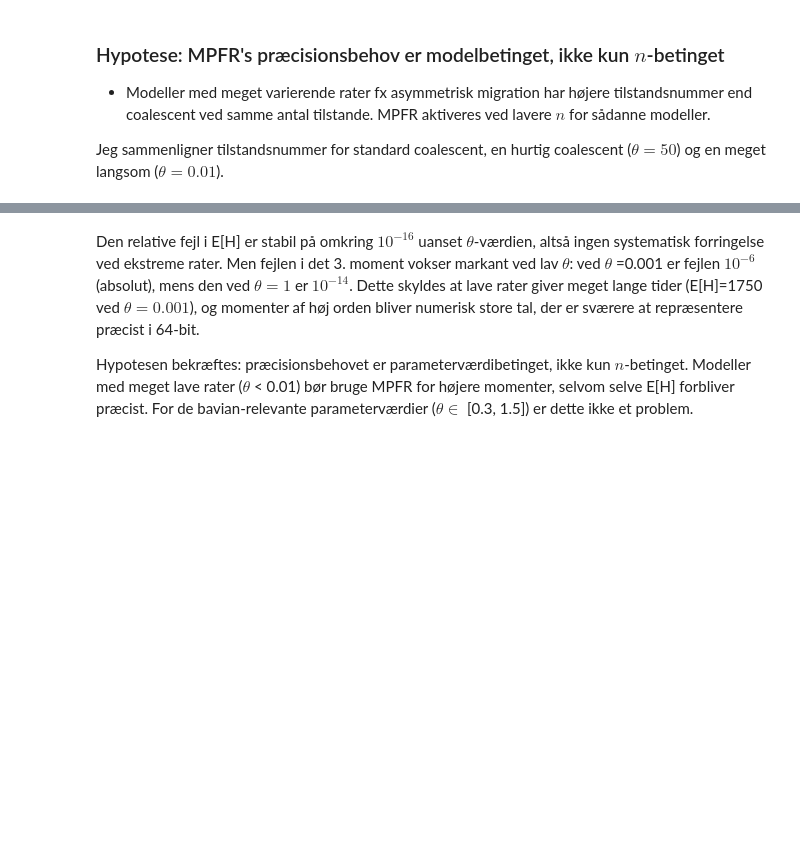
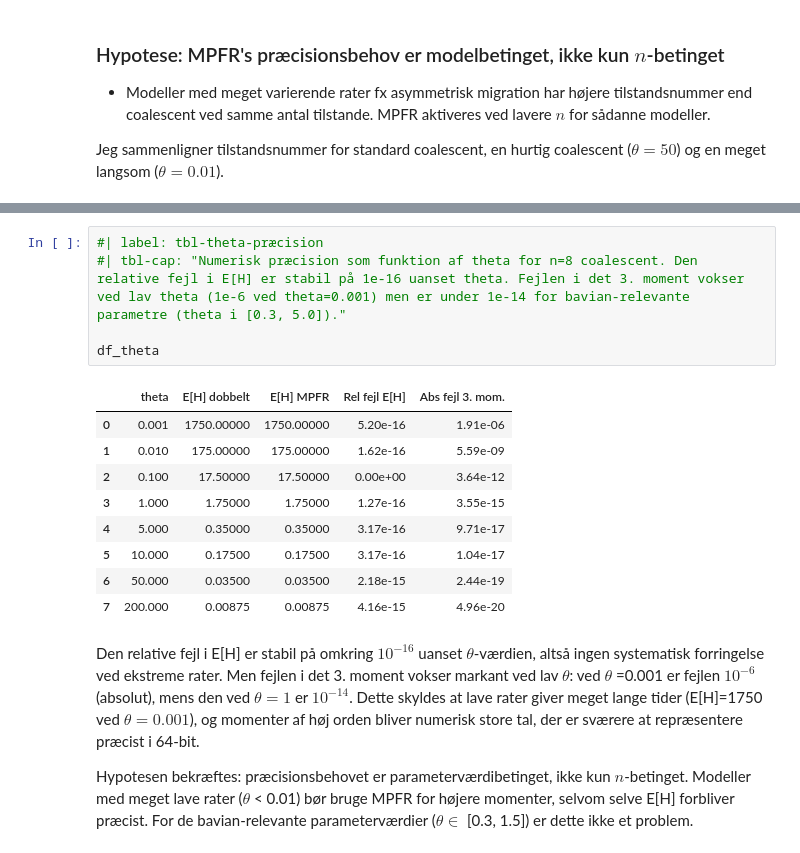
Before and after one commit to munch-group/emma-giraf, a Jupyter notebook: notebooks/04_numerical_precision_and_scaling.ipynb, the cells around one changed output, grey strips where cells are left out. Drawn from its saved outputs; the diff is of its cells as text; blank space fills up the shorter version.

```diff
--- a/notebooks/04_numerical_precision_and_scaling.ipynb
+++ b/notebooks/04_numerical_precision_and_scaling.ipynb
@@ -250,6 +270,21 @@ Coalescent n=8: Fejl som funktion af theta (rate-skala)
 200.000       0.00875    0.00875      4.16e-15         4.96e-20
 
 Konklusion: Ekstreme theta-værdier giver højere tilstandsnummer -> større fejl.
+# %%
+#| label: tbl-theta-præcision
+#| tbl-cap: "Numerisk præcision som funktion af theta for n=8 coalescent. Den relative fejl i E[H] er stabil på 1e-16 uanset theta. Fejlen i det 3. moment vokser ved lav theta (1e-6 ved theta=0.001) men er under 1e-14 for bavian-relevante parametre (theta i [0.3, 5.0])."
+
+df_theta
+# %% [output]
+|  | theta | E[H] dobbelt | E[H] MPFR | Rel fejl E[H] | Abs fejl 3. mom. |
+| 0 | 0.001 | 1750.00000 | 1750.00000 | 5.20e-16 | 1.91e-06 |
+| 1 | 0.010 | 175.00000 | 175.00000 | 1.62e-16 | 5.59e-09 |
+| 2 | 0.100 | 17.50000 | 17.50000 | 0.00e+00 | 3.64e-12 |
+| 3 | 1.000 | 1.75000 | 1.75000 | 1.27e-16 | 3.55e-15 |
+| 4 | 5.000 | 0.35000 | 0.35000 | 3.17e-16 | 9.71e-17 |
+| 5 | 10.000 | 0.17500 | 0.17500 | 3.17e-16 | 1.04e-17 |
+| 6 | 50.000 | 0.03500 | 0.03500 | 2.18e-15 | 2.44e-19 |
+| 7 | 200.000 | 0.00875 | 0.00875 | 4.16e-15 | 4.96e-20 |
 # %% [markdown]
 Den relative fejl i E[H] er stabil på omkring $10^{-16}$ uanset $\theta$-værdien, altså ingen systematisk forringelse ved ekstreme rater. Men fejlen i det 3. moment vokser markant ved lav $\theta$: ved $\theta$ =0.001 er fejlen $10^{-6}$ (absolut), mens den ved $\theta=1$ er $10^{-14}$. Dette skyldes at lave rater giver meget lange tider (E[H]=1750 ved $\theta=0.001$), og momenter af høj orden bliver numerisk store tal, der er sværere at repræsentere præcist i 64-bit.
 
```
Also changed, not shown: parts of 11 cells of this notebook, 9 other files.
